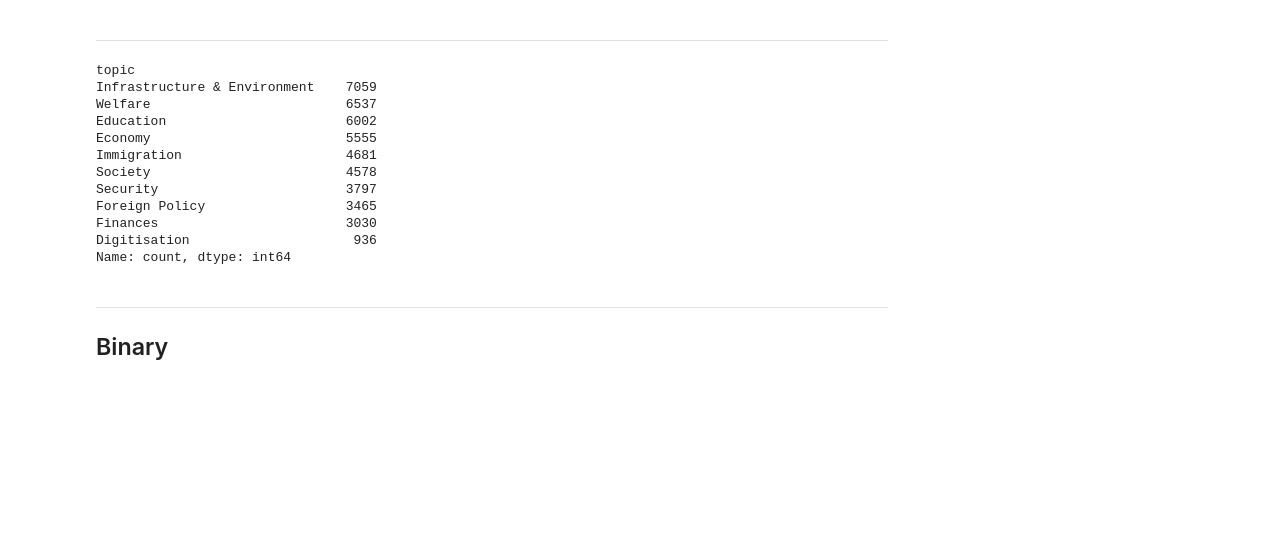
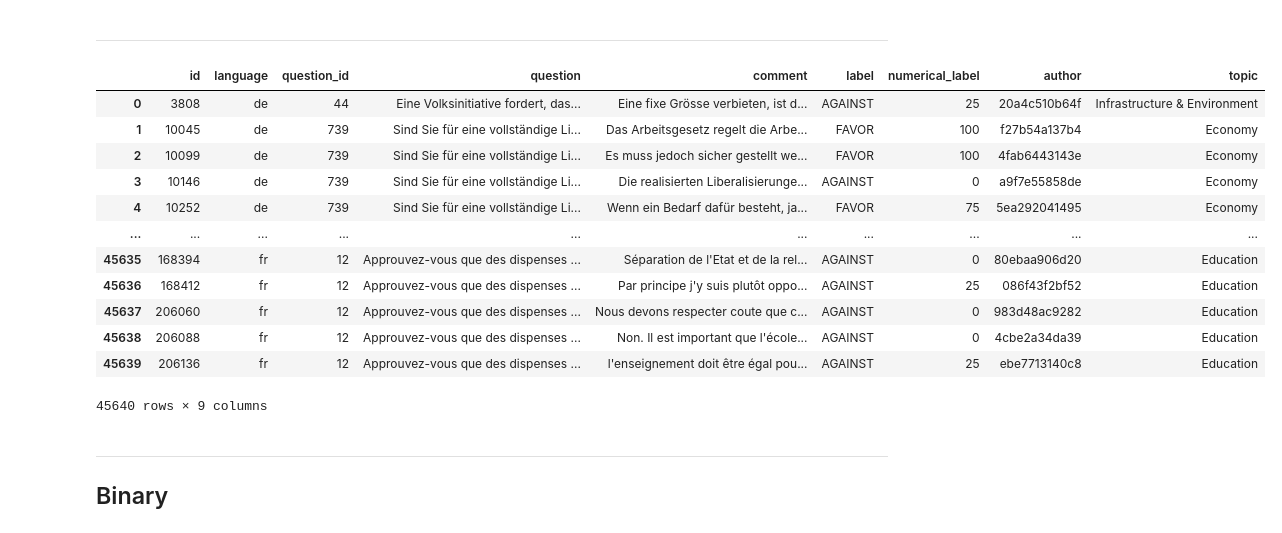
Before and after one commit to NazaninShafiabadi/StanceDetection, a Jupyter notebook: data/xstance/analysis.ipynb, the cells around one changed output. Drawn from its saved outputs; the diff is of its cells as text; code cells hidden in the pictures; blank space fills up the shorter version.

```diff
--- a/data/xstance/analysis.ipynb
+++ b/data/xstance/analysis.ipynb
@@ -56,20 +56,22 @@ def plot_metrics(model_dir):
 ---
 # %%
 train = pd.read_json('../../data/xstance/train.jsonl', lines=True)
-train['topic'].value_counts()
+# train['topic'].value_counts()
+train
 # %% [output]
+|  | id | language | question_id | question | comment | label | numerical_label | author | topic |
+| 0 | 3808 | de | 44 | Eine Volksinitiative fordert, das... | Eine fixe Grösse verbieten, ist d... | AGAINST | 25 | 20a4c510b64f | Infrastructure & Environment |
+| 1 | 10045 | de | 739 | Sind Sie für eine vollständige Li... | Das Arbeitsgesetz regelt die Arbe... | FAVOR | 100 | f27b54a137b4 | Economy |
+| 2 | 10099 | de | 739 | Sind Sie für eine vollständige Li... | Es muss jedoch sicher gestellt we... | FAVOR | 100 | 4fab6443143e | Economy |
+| 3 | 10146 | de | 739 | Sind Sie für eine vollständige Li... | Die realisierten Liberalisierunge... | AGAINST | 0 | a9f7e55858de | Economy |
+| 4 | 10252 | de | 739 | Sind Sie für eine vollständige Li... | Wenn ein Bedarf dafür besteht, ja... | FAVOR | 75 | 5ea292041495 | Economy |
+| ... | ... | ... | ... | ... | ... | ... | ... | ... | ... |
+| 45635 | 168394 | fr | 12 | Approuvez-vous que des dispenses ... | Séparation de l'Etat et de la rel... | AGAINST | 0 | 80ebaa906d20 | Education |
+| 45636 | 168412 | fr | 12 | Approuvez-vous que des dispenses ... | Par principe j'y suis plutôt oppo... | AGAINST | 25 | 086f43f2bf52 | Education |
+| 45637 | 206060 | fr | 12 | Approuvez-vous que des dispenses ... | Nous devons respecter coute que c... | AGAINST | 0 | 983d48ac9282 | Education |
+| 45638 | 206088 | fr | 12 | Approuvez-vous que des dispenses ... | Non. Il est important que l'école... | AGAINST | 0 | 4cbe2a34da39 | Education |
+| 45639 | 206136 | fr | 12 | Approuvez-vous que des dispenses ... | l'enseignement doit être égal pou... | AGAINST | 25 | ebe7713140c8 | Education |
-topic
-Infrastructure & Environment    7059
-Welfare                         6537
-Education                       6002
-Economy                         5555
-Immigration                     4681
-Society                         4578
-Security                        3797
-Foreign Policy                  3465
-Finances                        3030
-Digitisation                     936
-Name: count, dtype: int64
+45640 rows × 9 columns
 # %% [markdown]
 ---
 ## Binary
```
Also changed, not shown: parts of 9 cells of this notebook, 3 other files.
